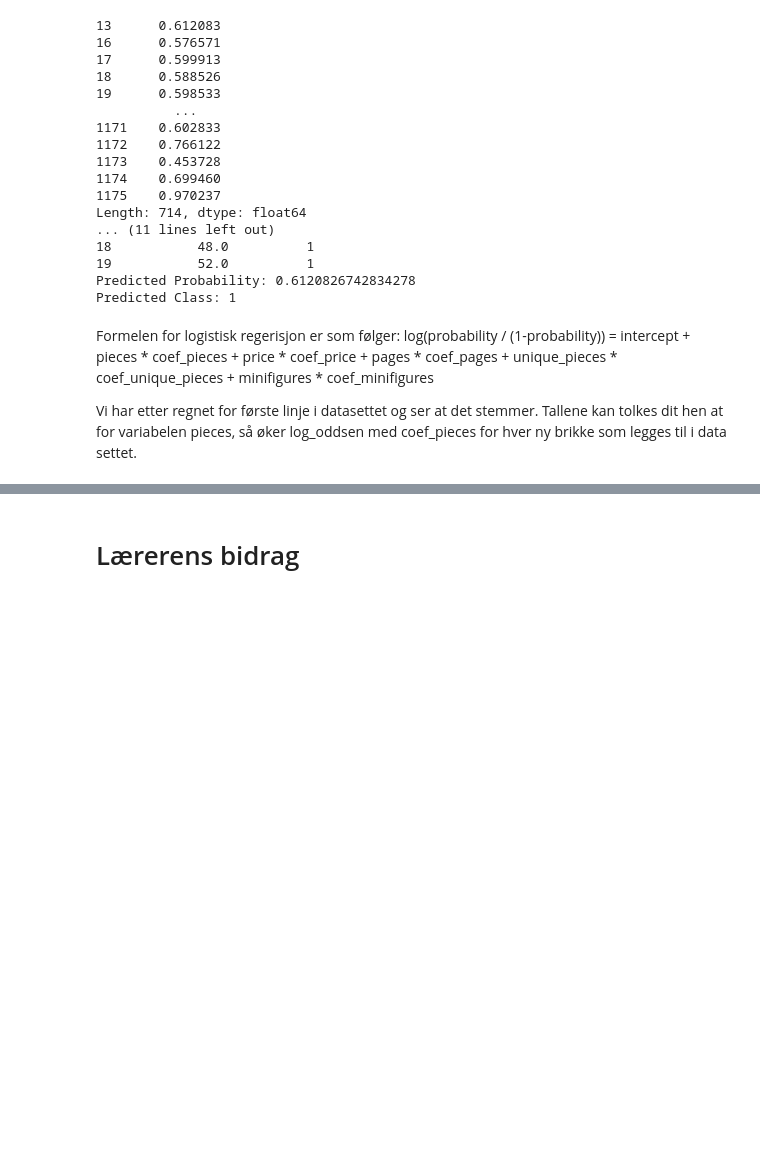
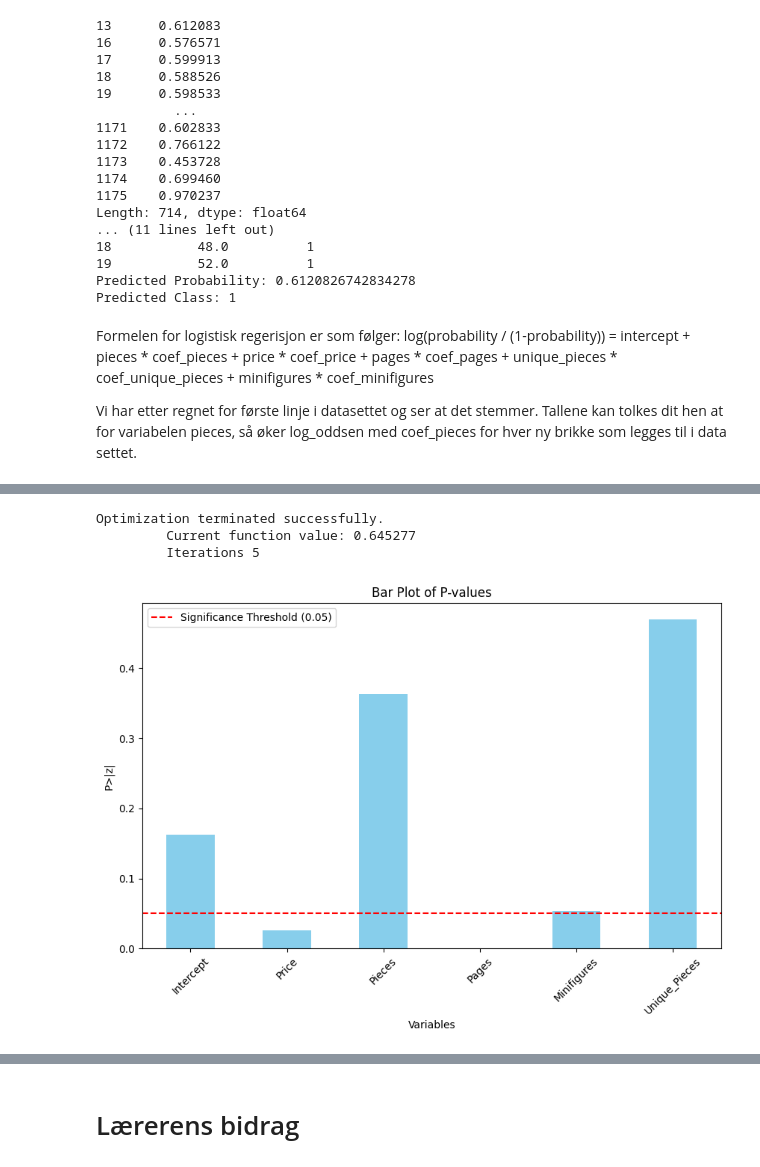
Before and after one commit to ViktorGrev/ISTT1003_Statistikk, a Jupyter notebook: src/viktor_test/oppg1.ipynb, the cells around one changed output, grey strips where cells are left out. Drawn from its saved outputs; the diff is of its cells as text; code cells hidden in the pictures; blank space fills up the shorter version.

```diff
--- a/src/viktor_test/oppg1.ipynb
+++ b/src/viktor_test/oppg1.ipynb
@@ -384,0 +426,23 @@ Vi har etter regnet for første linje i datasettet og ser at det stemmer. Tallen
+# %%
+formula = "LegoGroup ~ Price + Pieces + Pages + Minifigures + Unique_Pieces"
+model = smf.logit(formula, data=df2)
+result = model.fit()
+
+# Get the p-values
+p_values = result.pvalues
+
+# Create a bar plot for p-values
+plt.figure(figsize=(10, 6))
+p_values.plot(kind='bar', color='skyblue')
+plt.axhline(0.05, color='red', linestyle='--', label='Significance Threshold (0.05)')
+plt.xlabel('Variables')
+plt.ylabel('P>|z|')
+plt.title('Bar Plot of P-values')
+plt.xticks(rotation=45)
+plt.legend()
+plt.show()
+# %% [output]
+Optimization terminated successfully.
+         Current function value: 0.645277
+         Iterations 5
+[figure, added]
```
Also changed, not shown: parts of 15 cells of this notebook, 1 other file.
